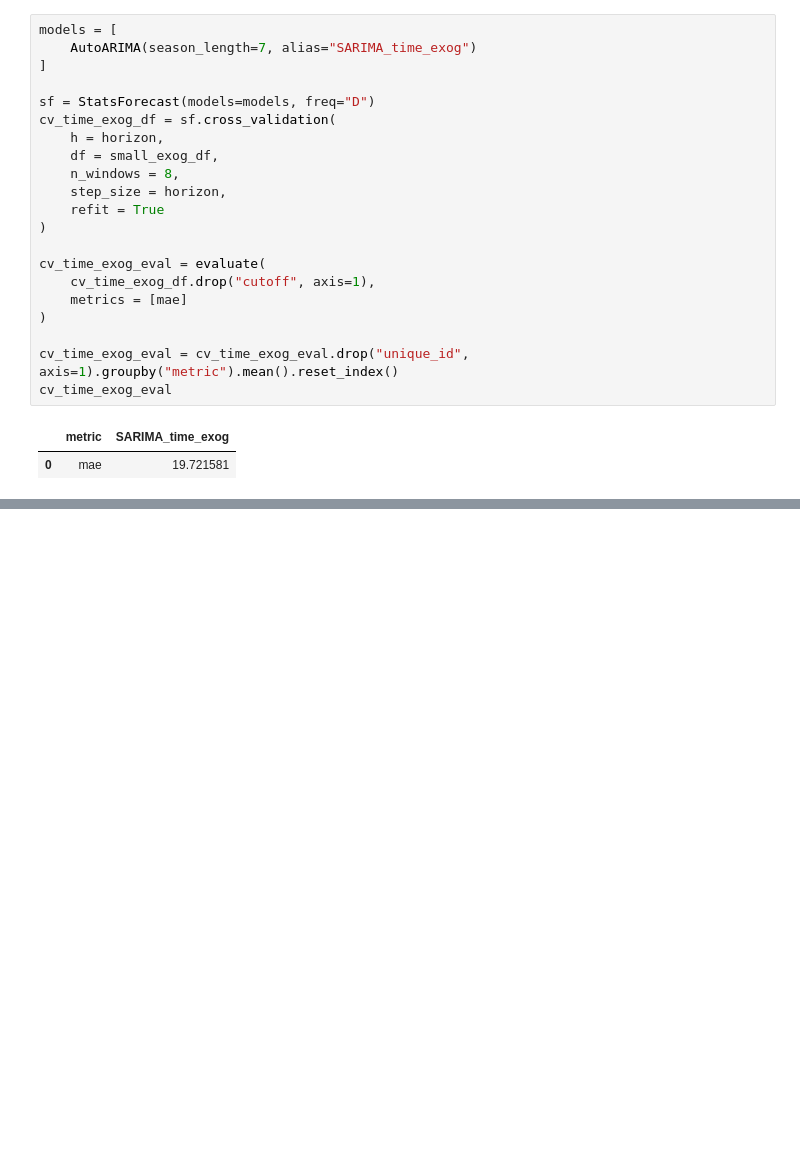
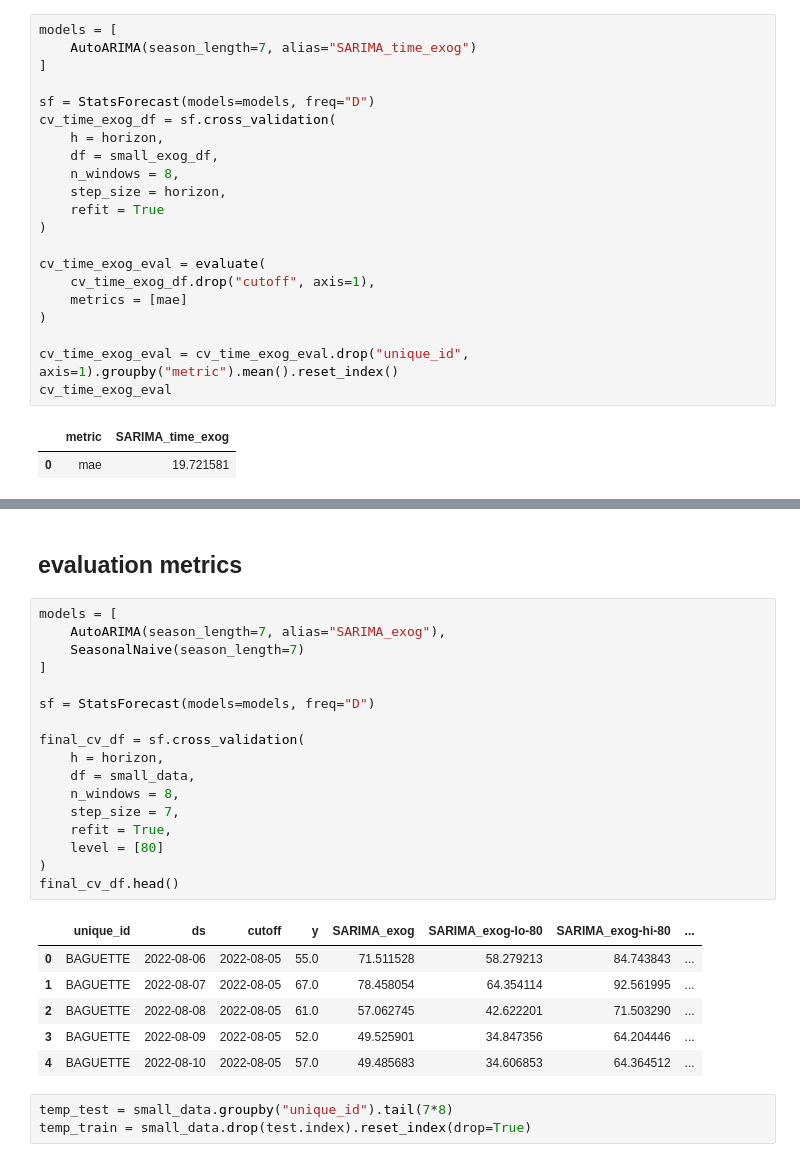
Before and after one commit to kamijoseph/Time-Series-Learning, a Jupyter notebook: forecast_1.ipynb, the cells around one changed output, grey strips where cells are left out. Cells and saved outputs as stored; diff of their text form; blank space fills up the shorter version.

```diff
--- a/forecast_1.ipynb
+++ b/forecast_1.ipynb
@@ -587,0 +656,29 @@ cv_time_exog_eval
+# %% [markdown]
+## evaluation metrics
+# %%
+models = [
+    AutoARIMA(season_length=7, alias="SARIMA_exog"),
+    SeasonalNaive(season_length=7)
+]
+
+sf = StatsForecast(models=models, freq="D")
+
+final_cv_df = sf.cross_validation(
+    h = horizon,
+    df = small_data,
+    n_windows = 8,
+    step_size = 7,
+    refit = True,
+    level = [80]
+)
+final_cv_df.head()
+# %% [output]
+|  | unique_id | ds | cutoff | y | SARIMA_exog | SARIMA_exog-lo-80 | SARIMA_exog-hi-80 | ... |
+| 0 | BAGUETTE | 2022-08-06 | 2022-08-05 | 55.0 | 71.511528 | 58.279213 | 84.743843 | ... |
+| 1 | BAGUETTE | 2022-08-07 | 2022-08-05 | 67.0 | 78.458054 | 64.354114 | 92.561995 | ... |
+| 2 | BAGUETTE | 2022-08-08 | 2022-08-05 | 61.0 | 57.062745 | 42.622201 | 71.503290 | ... |
+| 3 | BAGUETTE | 2022-08-09 | 2022-08-05 | 52.0 | 49.525901 | 34.847356 | 64.204446 | ... |
+| 4 | BAGUETTE | 2022-08-10 | 2022-08-05 | 57.0 | 49.485683 | 34.606853 | 64.364512 | ... |
+# %%
+temp_test = small_data.groupby("unique_id").tail(7*8)
+temp_train = small_data.drop(test.index).reset_index(drop=True)
```
Also changed, not shown: parts of 13 cells of this notebook.
